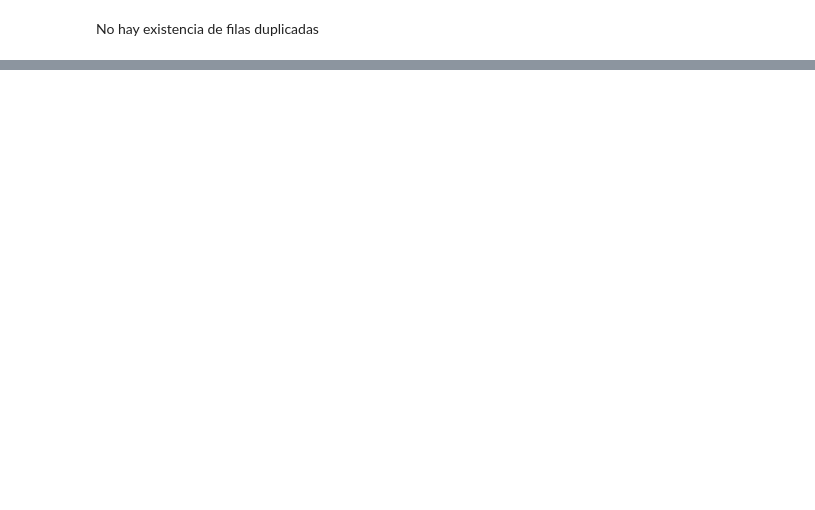
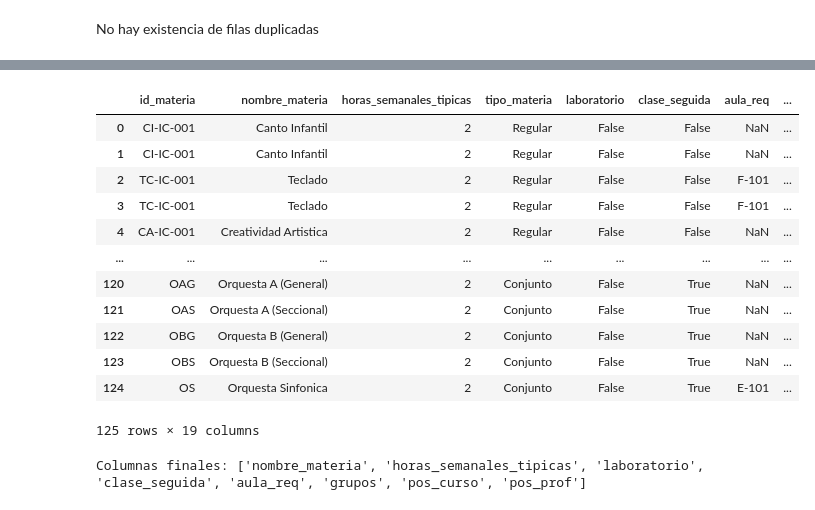
Before and after one commit to AndrewHerrada/Timetabling, a Jupyter notebook: Tablas.ipynb, the cells around one changed output, grey strips where cells are left out. Saved outputs shown, nothing was run; the diff lists cells and outputs as text; code cells hidden in the pictures; blank space fills up the shorter version.

```diff
--- a/Tablas.ipynb
+++ b/Tablas.ipynb
@@ -342,0 +117,34 @@ df_definitivo.to_excel("tabla_minable.xlsx", index=False)
+# %%
+ruta_archivo5 = "db/tablas_procesadas/Profesor.xlsx"
+df_profesor = pd.read_excel(ruta_archivo5, engine='openpyxl')
+# %%
+df_merged = pd.merge(
+    df_merged,                  # DataFrame con toda la información previa
+    df_profesor,        # Nueva tabla de profesor asociado a su materia
+    on="id_profesor",             # Columna común
+    how="left"                 # Mantener todos los registros de df_final
+)
+# %%
+df_merged
+# %% [output]
+|  | id_materia | nombre_materia | horas_semanales_tipicas | tipo_materia | laboratorio | clase_seguida | aula_req | ... |
+| 0 | CI-IC-001 | Canto Infantil | 2 | Regular | False | False | NaN | ... |
+| 1 | CI-IC-001 | Canto Infantil | 2 | Regular | False | False | NaN | ... |
+| 2 | TC-IC-001 | Teclado | 2 | Regular | False | False | F-101 | ... |
+| 3 | TC-IC-001 | Teclado | 2 | Regular | False | False | F-101 | ... |
+| 4 | CA-IC-001 | Creatividad Artistica | 2 | Regular | False | False | NaN | ... |
+| ... | ... | ... | ... | ... | ... | ... | ... | ... |
+| 120 | OAG | Orquesta A (General) | 2 | Conjunto | False | True | NaN | ... |
+| 121 | OAS | Orquesta A (Seccional) | 2 | Conjunto | False | True | NaN | ... |
+| 122 | OBG | Orquesta B (General) | 2 | Conjunto | False | True | NaN | ... |
+| 123 | OBS | Orquesta B (Seccional) | 2 | Conjunto | False | True | NaN | ... |
+| 124 | OS | Orquesta Sinfonica | 2 | Conjunto | False | True | E-101 | ... |
+125 rows × 19 columns
+# %%
+# Eliminar columnas no necesarias
+df_merged = df_merged.drop(columns=["id_materia", "tipo_materia", "curso", "id_curso", "detalle", "nivel", "inscritos","id_profesor", "seccion", "categoria", "nombre", "grupos"])
+
+# Verificar las columnas restantes
+print("Columnas finales:", df_merged.columns.tolist())
+# %% [output]
+Columnas finales: ['nombre_materia', 'horas_semanales_tipicas', 'laboratorio', 'clase_seguida', 'aula_req', 'grupos', 'pos_curso', 'pos_prof']
```
Also changed, not shown: parts of 54 cells of this notebook, 15 other files.
